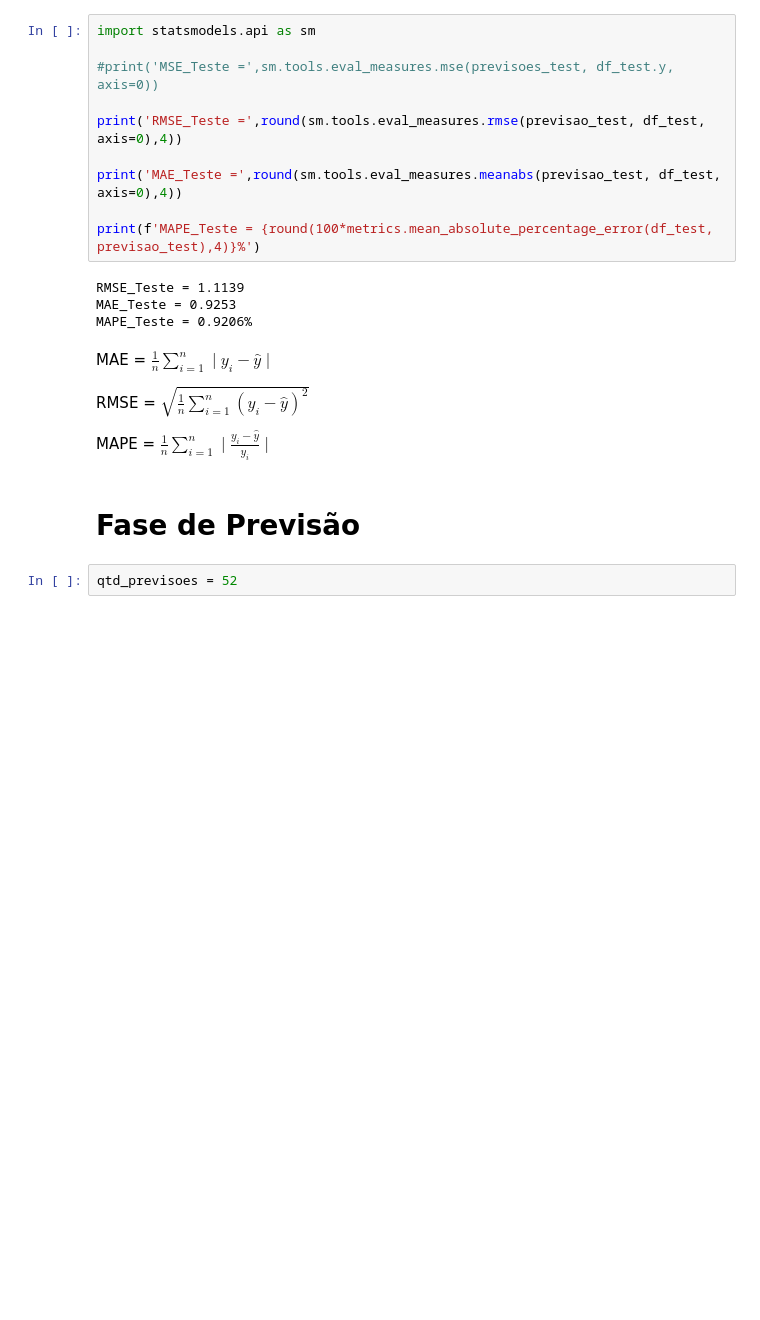
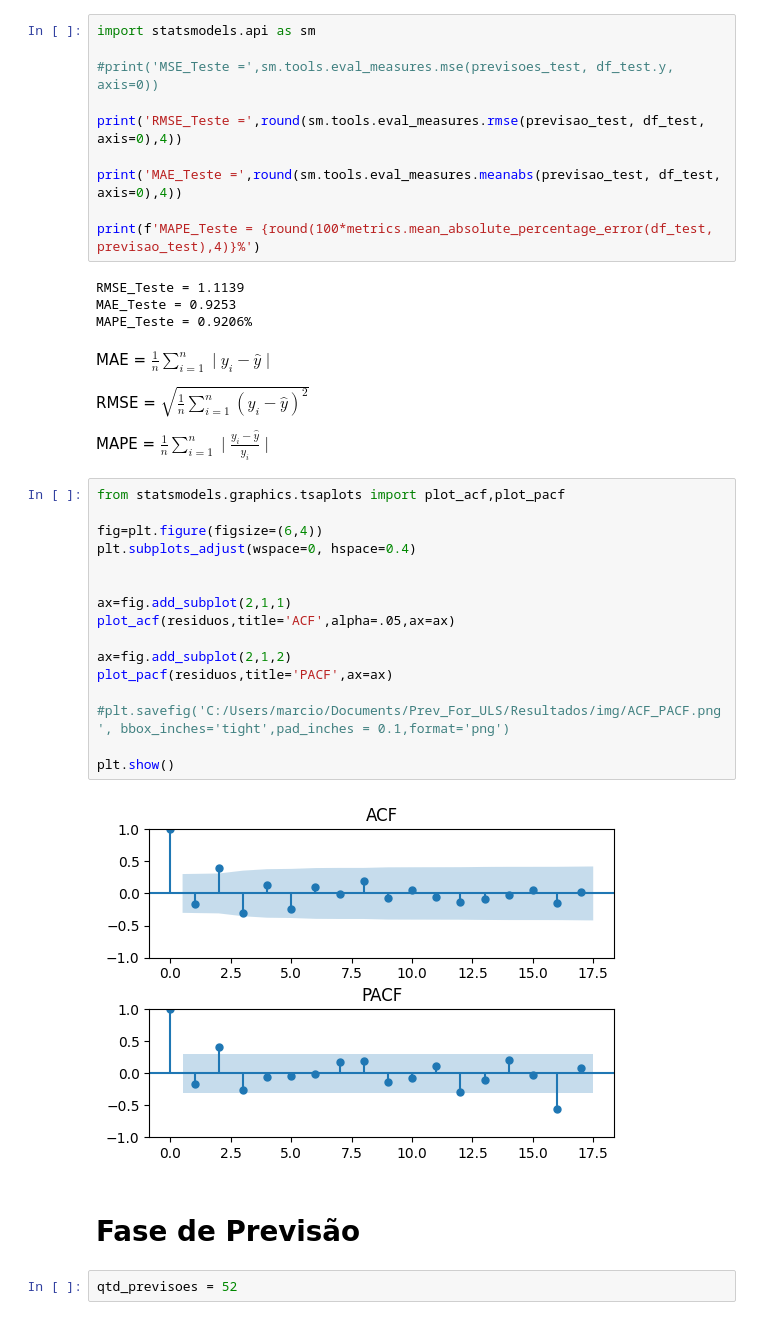
Before and after one commit to MarcioB1999/Prev_For_ULS, a Jupyter notebook: Modelos_previsao/Arima_previsoes.ipynb, the cells around one changed output. Drawn from its saved outputs; the diff is of its cells as text; blank space fills up the shorter version.

```diff
--- a/Modelos_previsao/Arima_previsoes.ipynb
+++ b/Modelos_previsao/Arima_previsoes.ipynb
@@ -161,6 +161,24 @@ MAE = $\frac{1}{n}\sum_{i=1}^{n}\mid y_{i}-\hat{y}\mid$
 RMSE = $\sqrt{\frac{1}{n}\sum_{i=1}^{n}\left(y_{i}-\hat{y}\right)^{2}}$
 
 MAPE = $\frac{1}{n}\sum_{i=1}^{n}\mid \frac{y_{i}-\hat{y}}{y_{i}}\mid$
+# %%
+from statsmodels.graphics.tsaplots import plot_acf,plot_pacf
+
+fig=plt.figure(figsize=(6,4))
+plt.subplots_adjust(wspace=0, hspace=0.4)
+
+
+ax=fig.add_subplot(2,1,1)
+plot_acf(residuos,title='ACF',alpha=.05,ax=ax)
+
+ax=fig.add_subplot(2,1,2)
+plot_pacf(residuos,title='PACF',ax=ax)
+
+#plt.savefig('C:/Users/marcio/Documents/Prev_For_ULS/Resultados/img/ACF_PACF.png', bbox_inches='tight',pad_inches = 0.1,format='png')
+
+plt.show()
+# %% [output]
+[figure, added]
 # %% [markdown]
 # Fase de Previsão
 # %%
```
Also changed, not shown: parts of 1 cell of this notebook, 10 other files.
